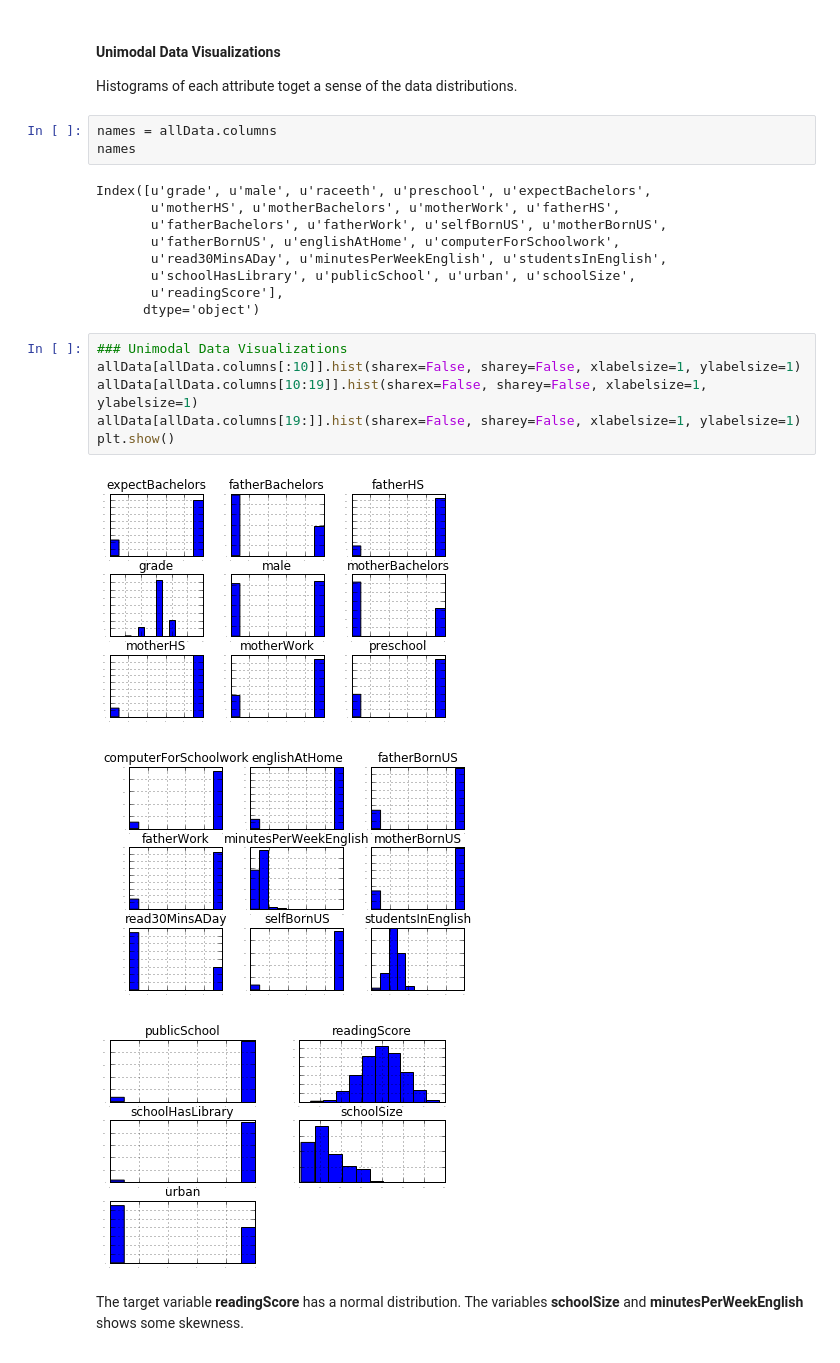
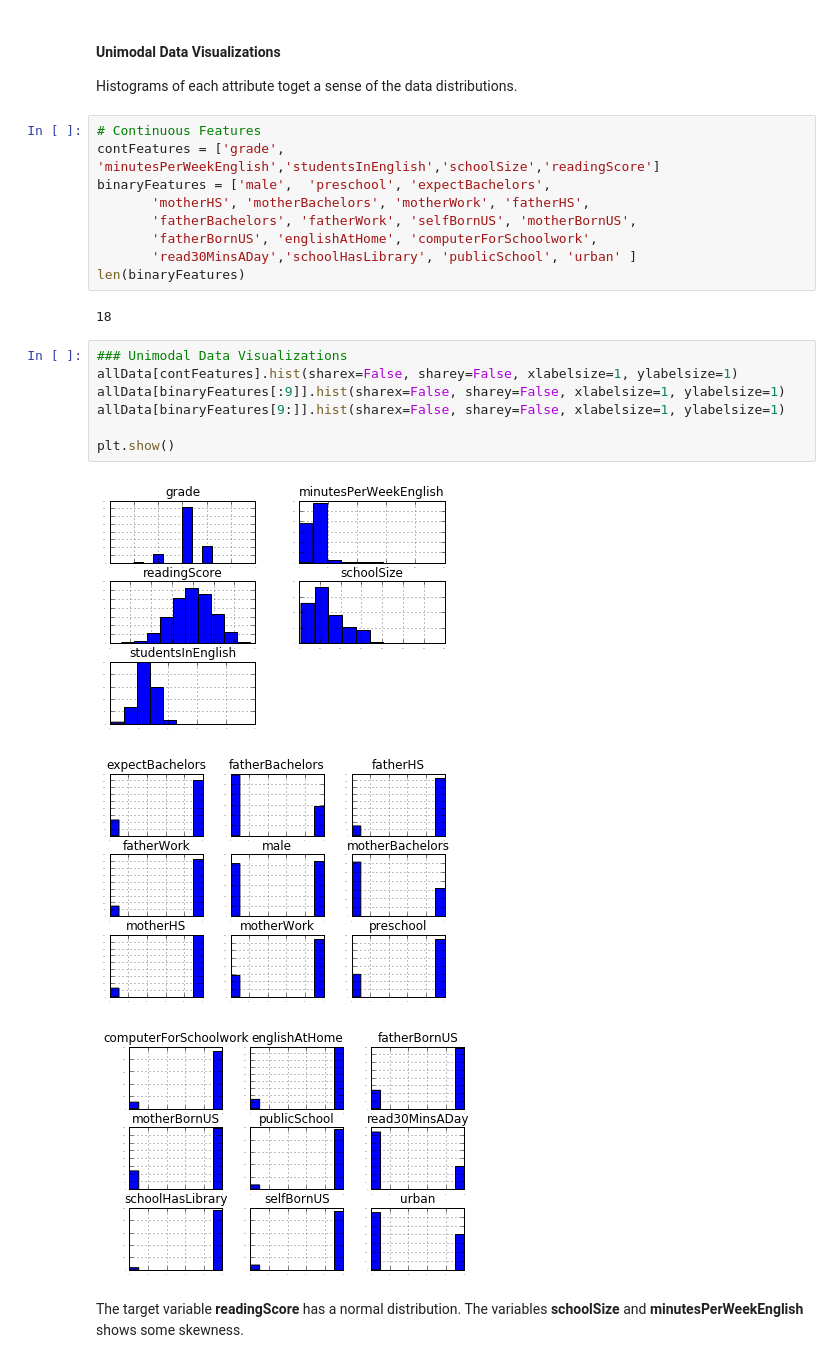
Before and after one commit to shintotm/TestScorePrediction, a Jupyter notebook: PISA Reading Test Score Prediction.ipynb, the cells around one changed output. Saved outputs shown, nothing was run; the diff lists cells and outputs as text.

```diff
--- a/PISA Reading Test Score Prediction.ipynb
+++ b/PISA Reading Test Score Prediction.ipynb
@@ -192,28 +192,28 @@ import matplotlib.pyplot as plt
 # %% [markdown]
 #### Unimodal Data Visualizations
 Histograms of each attribute toget a sense of the data distributions.
-# %%
-names = allData.columns
-names
-# %% [output]
-Index([u'grade', u'male', u'raceeth', u'preschool', u'expectBachelors',
-       u'motherHS', u'motherBachelors', u'motherWork', u'fatherHS',
-       u'fatherBachelors', u'fatherWork', u'selfBornUS', u'motherBornUS',
-       u'fatherBornUS', u'englishAtHome', u'computerForSchoolwork',
-       u'read30MinsADay', u'minutesPerWeekEnglish', u'studentsInEnglish',
-       u'schoolHasLibrary', u'publicSchool', u'urban', u'schoolSize',
-       u'readingScore'],
-      dtype='object')
+# %%
+# Continuous Features
+contFeatures = ['grade', 'minutesPerWeekEnglish','studentsInEnglish','schoolSize','readingScore']
+binaryFeatures = ['male',  'preschool', 'expectBachelors',
+       'motherHS', 'motherBachelors', 'motherWork', 'fatherHS',
+       'fatherBachelors', 'fatherWork', 'selfBornUS', 'motherBornUS',
+       'fatherBornUS', 'englishAtHome', 'computerForSchoolwork',
+       'read30MinsADay','schoolHasLibrary', 'publicSchool', 'urban' ]
+len(binaryFeatures)
+# %% [output]
+18
 # %%
 ### Unimodal Data Visualizations
-allData[allData.columns[:10]].hist(sharex=False, sharey=False, xlabelsize=1, ylabelsize=1)
-allData[allData.columns[10:19]].hist(sharex=False, sharey=False, xlabelsize=1, ylabelsize=1)
-allData[allData.columns[19:]].hist(sharex=False, sharey=False, xlabelsize=1, ylabelsize=1)
+allData[contFeatures].hist(sharex=False, sharey=False, xlabelsize=1, ylabelsize=1)
+allData[binaryFeatures[:9]].hist(sharex=False, sharey=False, xlabelsize=1, ylabelsize=1)
+allData[binaryFeatures[9:]].hist(sharex=False, sharey=False, xlabelsize=1, ylabelsize=1)
+
 plt.show()
 # %% [output]
-[figure, old version]
+[figure, new version]
-[figure, old version]
+[figure, new version]
-[figure, old version]
+[figure, new version]
 # %% [markdown]
 The target variable **readingScore** has a normal distribution. The variables **schoolSize** and **minutesPerWeekEnglish** shows some skewness.
 # %%
```
Also changed, not shown: parts of 6 cells of this notebook.
